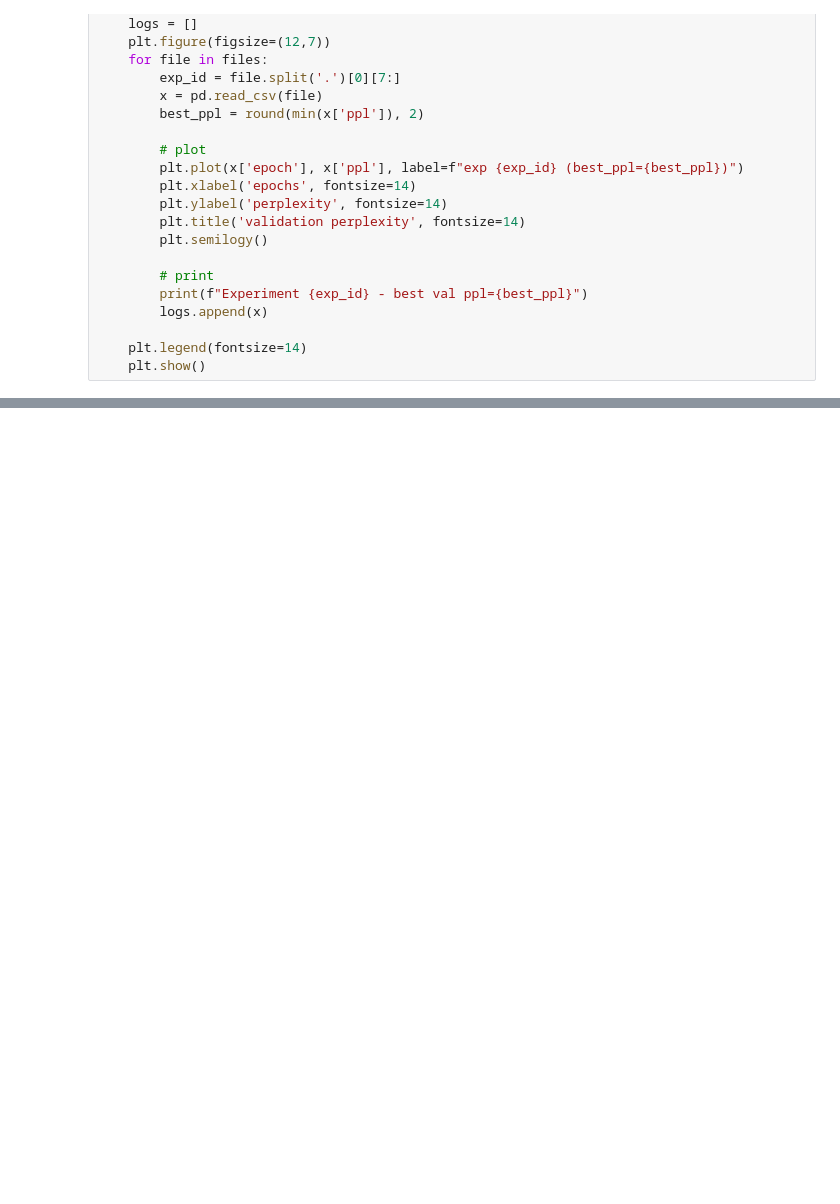
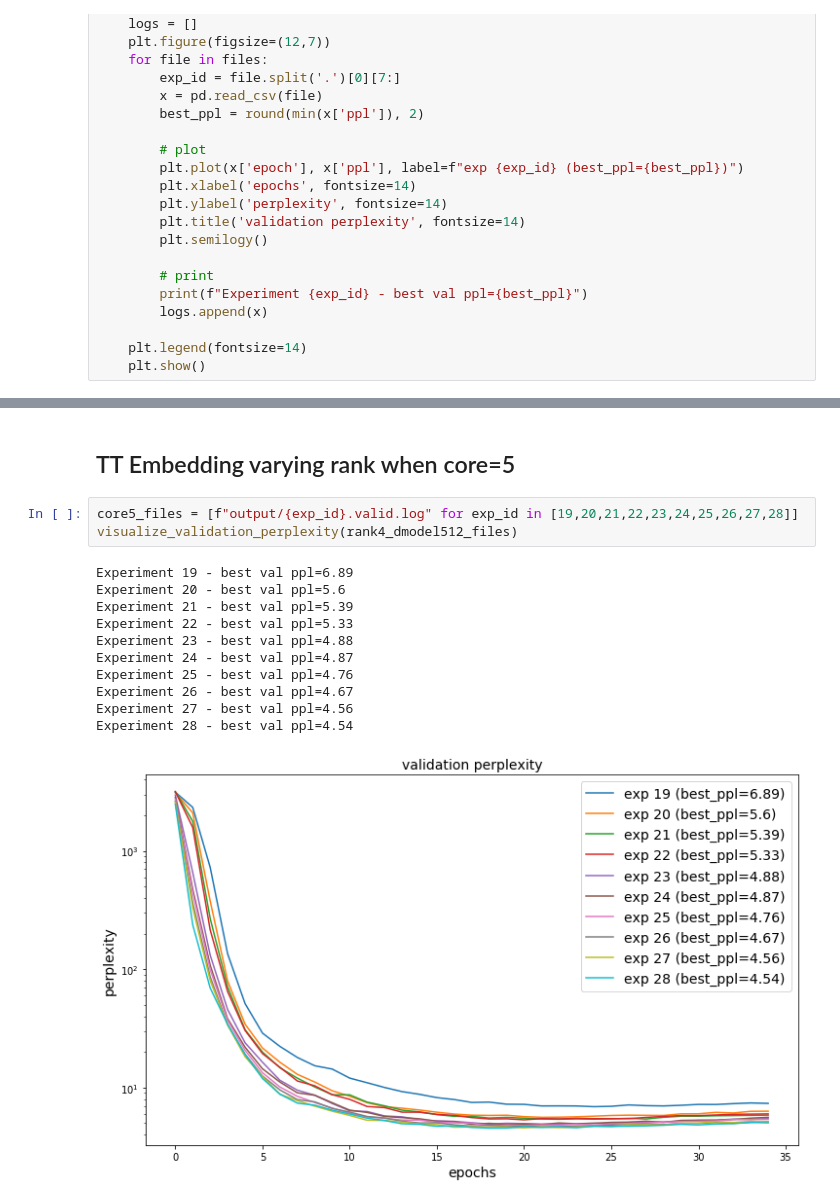
Before and after one commit to MohamedAbdelsalam9/TT-Transformer, a Jupyter notebook: visualize_logs.ipynb, the cells around one changed output, grey strips where cells are left out. Cells and saved outputs as stored; diff of their text form; blank space fills up the shorter version.

```diff
--- a/visualize_logs.ipynb
+++ b/visualize_logs.ipynb
@@ -53,0 +59,17 @@ Experiment 16 - best val ppl=5.42
+# %% [markdown]
+## TT Embedding varying rank when core=5
+# %%
+core5_files = [f"output/{exp_id}.valid.log" for exp_id in [19,20,21,22,23,24,25,26,27,28]]
+visualize_validation_perplexity(rank4_dmodel512_files)
+# %% [output]
+Experiment 19 - best val ppl=6.89
+Experiment 20 - best val ppl=5.6
+Experiment 21 - best val ppl=5.39
+Experiment 22 - best val ppl=5.33
+Experiment 23 - best val ppl=4.88
+Experiment 24 - best val ppl=4.87
+Experiment 25 - best val ppl=4.76
+Experiment 26 - best val ppl=4.67
+Experiment 27 - best val ppl=4.56
+Experiment 28 - best val ppl=4.54
+[figure, added]
```
Also changed, not shown: parts of 10 cells of this notebook, 3 other files.
